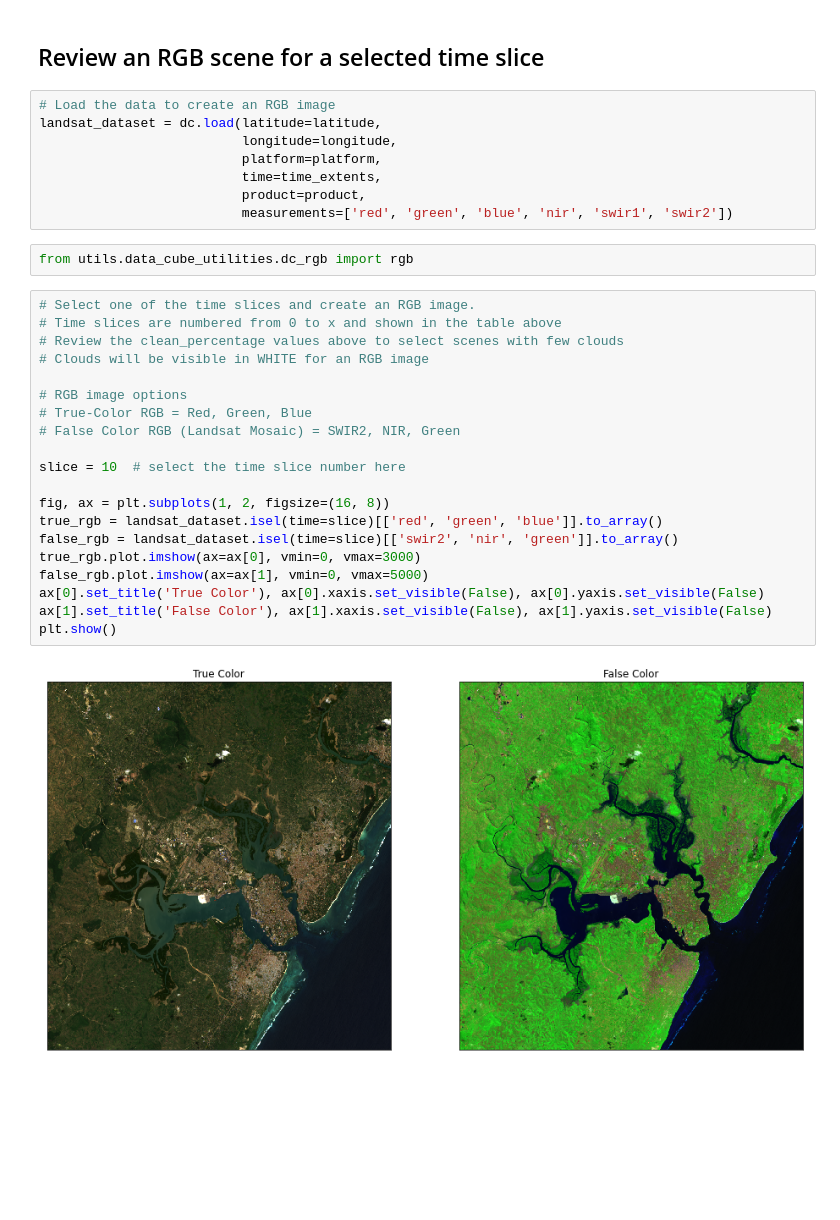
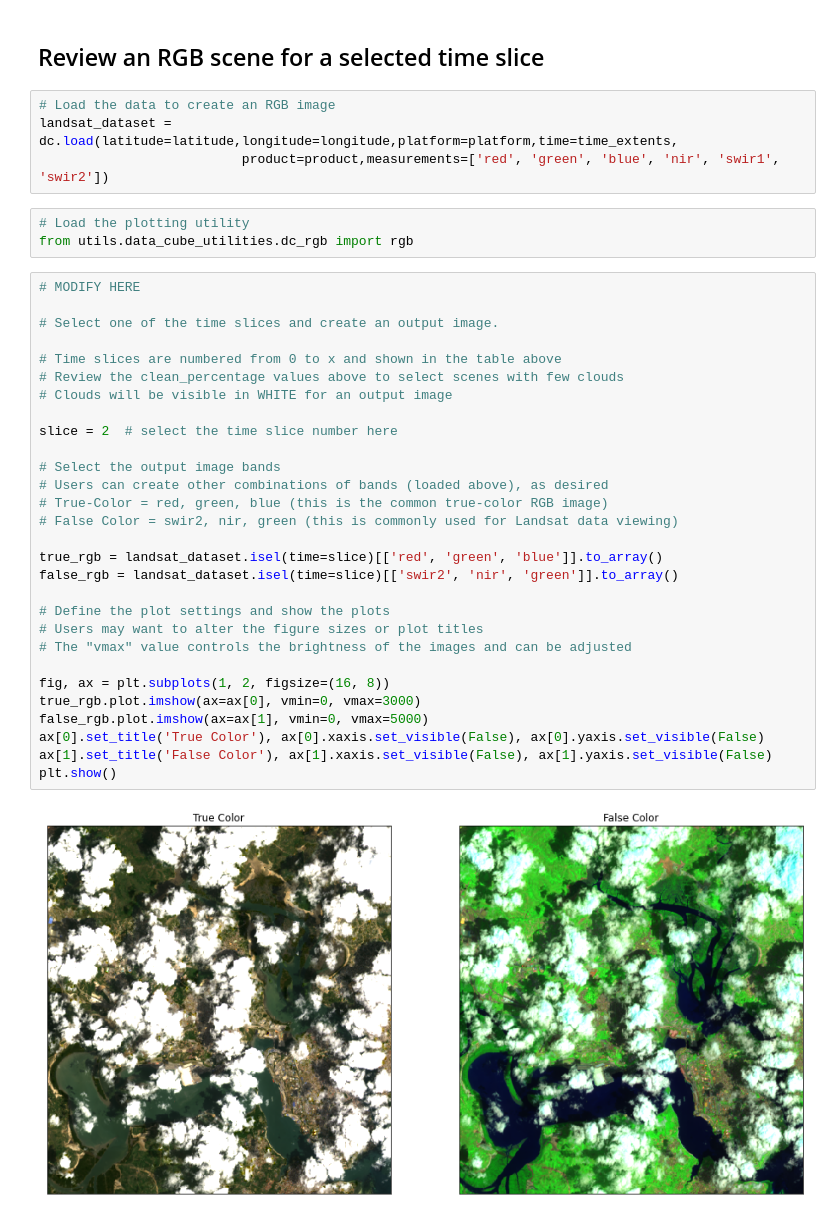
Before and after one commit to ceos-seo/odc-colab, a Jupyter notebook: notebooks/Colab_Cloud_Statistics_L8.ipynb, the cells around one changed output. Cells and saved outputs as stored; diff of their text form; blank space fills up the shorter version.

```diff
--- a/notebooks/Colab_Cloud_Statistics_L8.ipynb
+++ b/notebooks/Colab_Cloud_Statistics_L8.ipynb
@@ -127,33 +123,39 @@ plt.show()
 ## Review an RGB scene for a selected time slice
 # %%
 # Load the data to create an RGB image
-landsat_dataset = dc.load(latitude=latitude,
-                          longitude=longitude,
-                          platform=platform,
-                          time=time_extents,
-                          product=product,
-                          measurements=['red', 'green', 'blue', 'nir', 'swir1', 'swir2'])
+landsat_dataset = dc.load(latitude=latitude,longitude=longitude,platform=platform,time=time_extents,
+                          product=product,measurements=['red', 'green', 'blue', 'nir', 'swir1', 'swir2'])
 # %%
+# Load the plotting utility
 from utils.data_cube_utilities.dc_rgb import rgb
 # %%
-# Select one of the time slices and create an RGB image.
+# MODIFY HERE
+
+# Select one of the time slices and create an output image.
+
 # Time slices are numbered from 0 to x and shown in the table above
 # Review the clean_percentage values above to select scenes with few clouds
-# Clouds will be visible in WHITE for an RGB image
+# Clouds will be visible in WHITE for an output image
 
-# RGB image options
-# True-Color RGB = Red, Green, Blue
-# False Color RGB (Landsat Mosaic) = SWIR2, NIR, Green
+slice = 2  # select the time slice number here
 
-slice = 10  # select the time slice number here
+# Select the output image bands
+# Users can create other combinations of bands (loaded above), as desired
+# True-Color = red, green, blue (this is the common true-color RGB image)
+# False Color = swir2, nir, green (this is commonly used for Landsat data viewing)
+
+true_rgb = landsat_dataset.isel(time=slice)[['red', 'green', 'blue']].to_array()
+false_rgb = landsat_dataset.isel(time=slice)[['swir2', 'nir', 'green']].to_array()
+
+# Define the plot settings and show the plots
+# Users may want to alter the figure sizes or plot titles
+# The "vmax" value controls the brightness of the images and can be adjusted
 
 fig, ax = plt.subplots(1, 2, figsize=(16, 8))
-true_rgb = landsat_dataset.isel(time=slice)[['red', 'green', 'blue']].to_array()
-false_rgb = landsat_dataset.isel(time=slice)[['swir2', 'nir', 'green']].to_array()
 true_rgb.plot.imshow(ax=ax[0], vmin=0, vmax=3000)
 false_rgb.plot.imshow(ax=ax[1], vmin=0, vmax=5000)
 ax[0].set_title('True Color'), ax[0].xaxis.set_visible(False), ax[0].yaxis.set_visible(False)
 ax[1].set_title('False Color'), ax[1].xaxis.set_visible(False), ax[1].yaxis.set_visible(False)
 plt.show()
 # %% [output]
-[figure, old version]
+[figure, new version]
```
Also changed, not shown: parts of 11 cells of this notebook, 9 other files.
